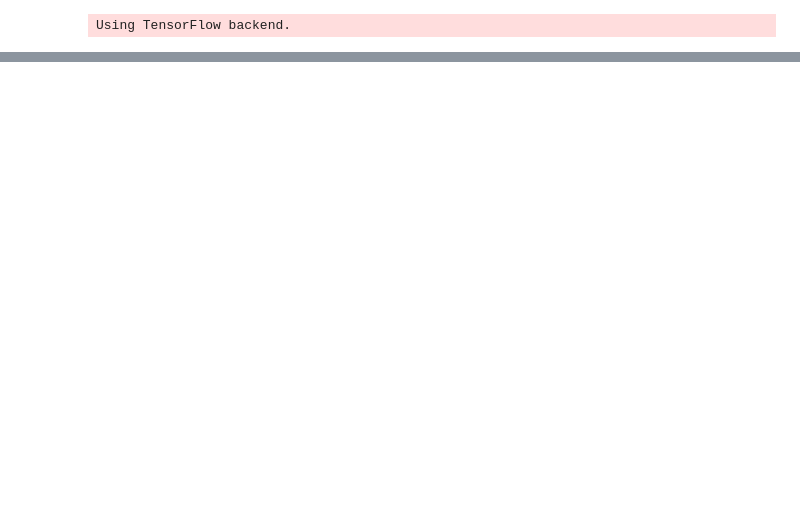
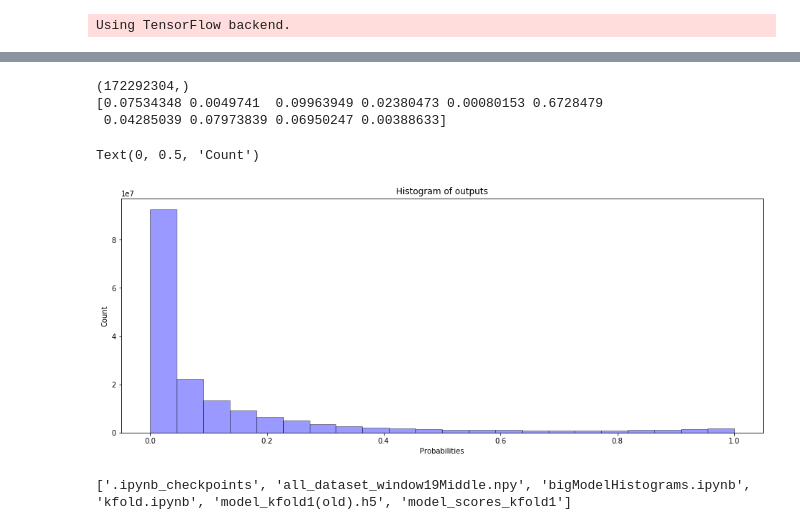
Before and after one commit to Ieremie/Protein-Secondary-Structure-Prediction, a Jupyter notebook: kfold/bigModelHistograms.ipynb, the cells around one changed output, grey strips where cells are left out. Drawn from its saved outputs; the diff is of its cells as text; code cells hidden in the pictures; blank space fills up the shorter version.

Commit message:
own implementation kfold for RAM management and fixed flatten network

```diff
--- a/kfold/bigModelHistograms.ipynb
+++ b/kfold/bigModelHistograms.ipynb
@@ -39,2 +48,0 @@ def get_output_of_model(dataset, model):
-# %%
-dataset = get_output_of_model(dataset, model)
@@ -58,0 +80,28 @@ print(histogram[50])
+# %%
+hist = a.flatten()
+print(hist.shape)
+print(hist[0:10])
+# %% [output]
+(172292304,)
+[0.07534348 0.0049741  0.09963949 0.02380473 0.00080153 0.6728479
+ 0.04285039 0.07973839 0.06950247 0.00388633]
+# %%
+import matplotlib.pyplot as plt
+import seaborn as sns
+
+plt.figure(figsize=(16, 6))
+# seaborn histogram
+sns.distplot(hist, hist=True, kde=False,  bins=int(180/8), color = 'blue', hist_kws={'edgecolor':'black'})
+
+plt.title('Histogram of outputs')
+plt.xlabel('Probabilities')
+plt.ylabel('Count')
+# %% [output]
+Text(0, 0.5, 'Count')
+[figure, added]
+# %%
+import os
+arr = os.listdir()
+print(arr)
+# %% [output]
+['.ipynb_checkpoints', 'all_dataset_window19Middle.npy', 'bigModelHistograms.ipynb', 'kfold.ipynb', 'model_kfold1(old).h5', 'model_scores_kfold1']
```
Also changed, not shown: parts of 12 cells of this notebook, 3 other files.
